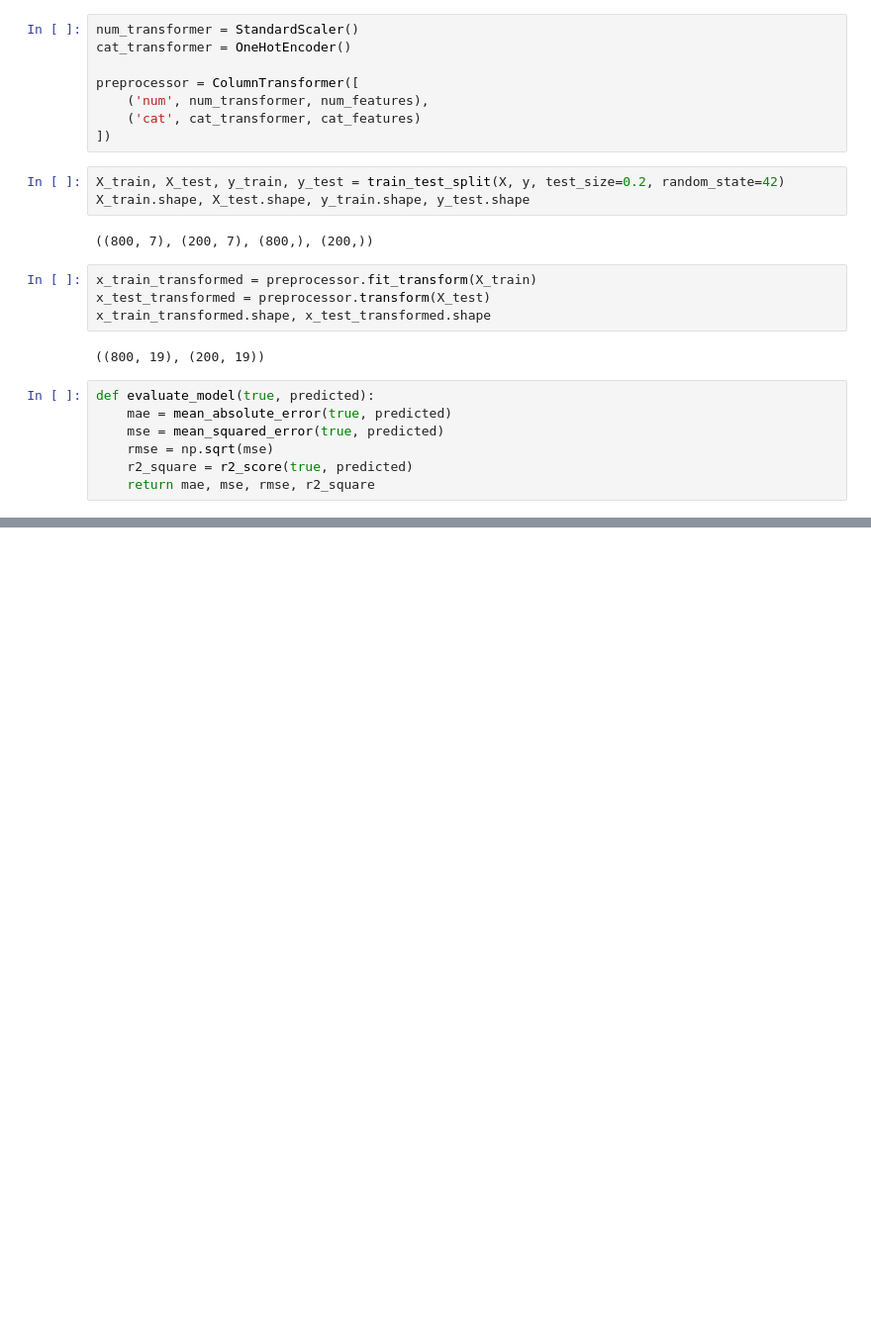
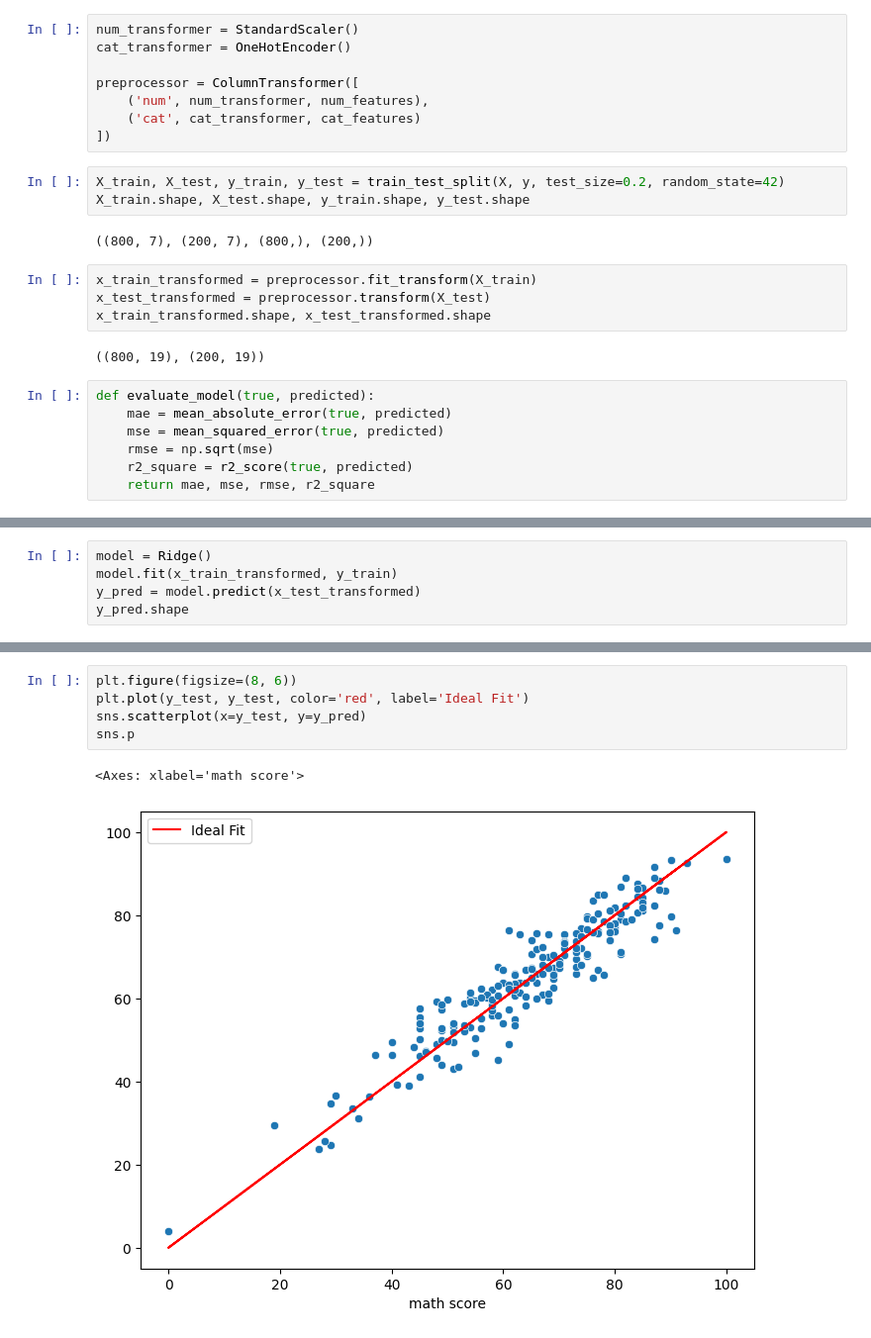
Before and after one commit to maanosundar-art/mlproject, a Jupyter notebook: Notebook/model_train.ipynb, the cells around one changed output, grey strips where cells are left out. Shown at 99% size. Saved outputs shown, nothing was run; the diff lists cells and outputs as text; blank space fills up the shorter version.

Commit message:
model added

```diff
--- a/Notebook/model_train.ipynb
+++ b/Notebook/model_train.ipynb
@@ -160,0 +141,5 @@ pd.DataFrame({'Model': model_list, 'R2 Score': r2_list}).sort_values(by='R2 Scor
+# %%
+model = Ridge()
+model.fit(x_train_transformed, y_train)
+y_pred = model.predict(x_test_transformed)
+y_pred.shape
@@ -160,0 +164,8 @@ pd.DataFrame({'Model': model_list, 'R2 Score': r2_list}).sort_values(by='R2 Scor
+# %%
+plt.figure(figsize=(8, 6))
+plt.plot(y_test, y_test, color='red', label='Ideal Fit')
+sns.scatterplot(x=y_test, y=y_pred)
+sns.p
+# %% [output]
+<Axes: xlabel='math score'>
+[figure, added]
```
Also changed, not shown: parts of 5 cells of this notebook, 5 other files.
